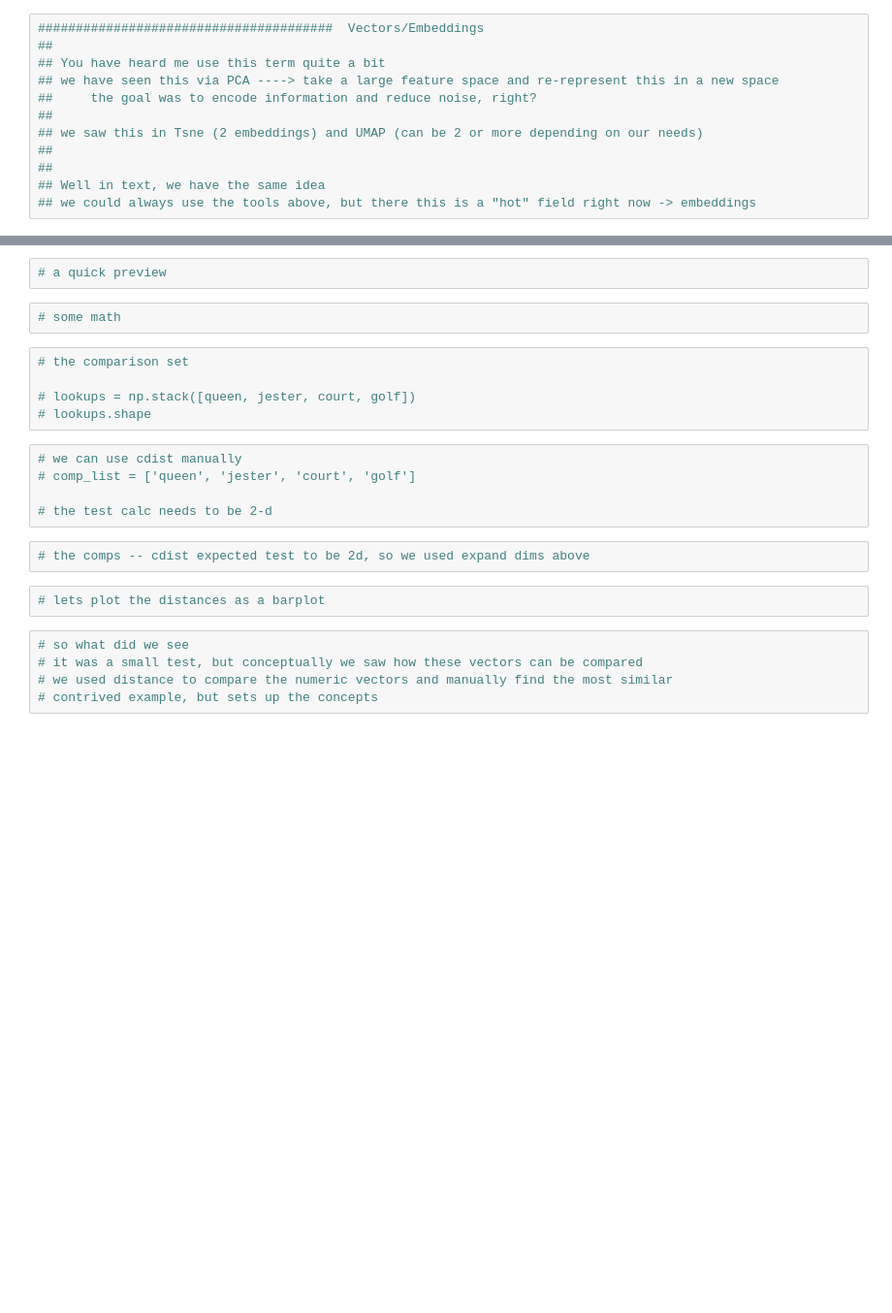
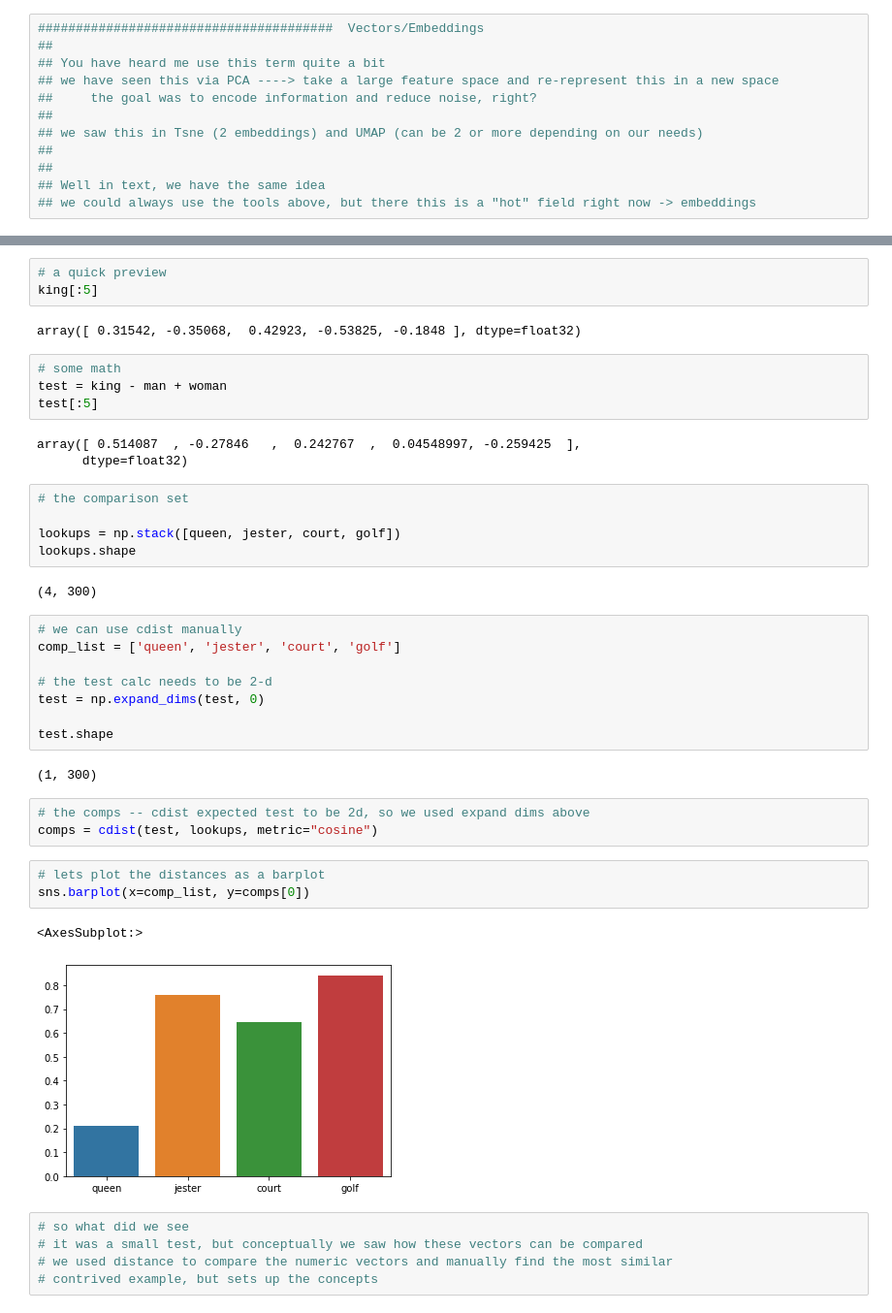
Before and after one commit to AlexVonSchwerdtner/BA820-Fall-2021, a Jupyter notebook: self exploration/sessions/session 12/12A_embeddings.ipynb, the cells around one changed output, grey strips where cells are left out. Shown: that part at 97% size. Cells and saved outputs as stored; diff of their text form; blank space fills up the shorter version.

```diff
--- a/self exploration/sessions/session 12/12A_embeddings.ipynb
+++ b/self exploration/sessions/session 12/12A_embeddings.ipynb
@@ -150,21 +275,41 @@ nlp = spacy.load(MODEL)
 # %%
 # a quick preview
+king[:5]
+# %% [output]
+array([ 0.31542, -0.35068,  0.42923, -0.53825, -0.1848 ], dtype=float32)
 # %%
 # some math
+test = king - man + woman
+test[:5]
+# %% [output]
+array([ 0.514087  , -0.27846   ,  0.242767  ,  0.04548997, -0.259425  ],
+      dtype=float32)
 # %%
 # the comparison set
 
-# lookups = np.stack([queen, jester, court, golf])
-# lookups.shape
+lookups = np.stack([queen, jester, court, golf])
+lookups.shape
+# %% [output]
+(4, 300)
 # %%
 # we can use cdist manually
-# comp_list = ['queen', 'jester', 'court', 'golf']
+comp_list = ['queen', 'jester', 'court', 'golf']
 
 # the test calc needs to be 2-d
+test = np.expand_dims(test, 0)
+
+test.shape
+# %% [output]
+(1, 300)
 # %%
 # the comps -- cdist expected test to be 2d, so we used expand dims above
+comps = cdist(test, lookups, metric="cosine")
 # %%
 # lets plot the distances as a barplot
+sns.barplot(x=comp_list, y=comps[0])
+# %% [output]
+<AxesSubplot:>
+[figure, added]
 # %%
 # so what did we see
 # it was a small test, but conceptually we saw how these vectors can be compared
```
Also changed, not shown: parts of 30 cells of this notebook, 12 other files.
